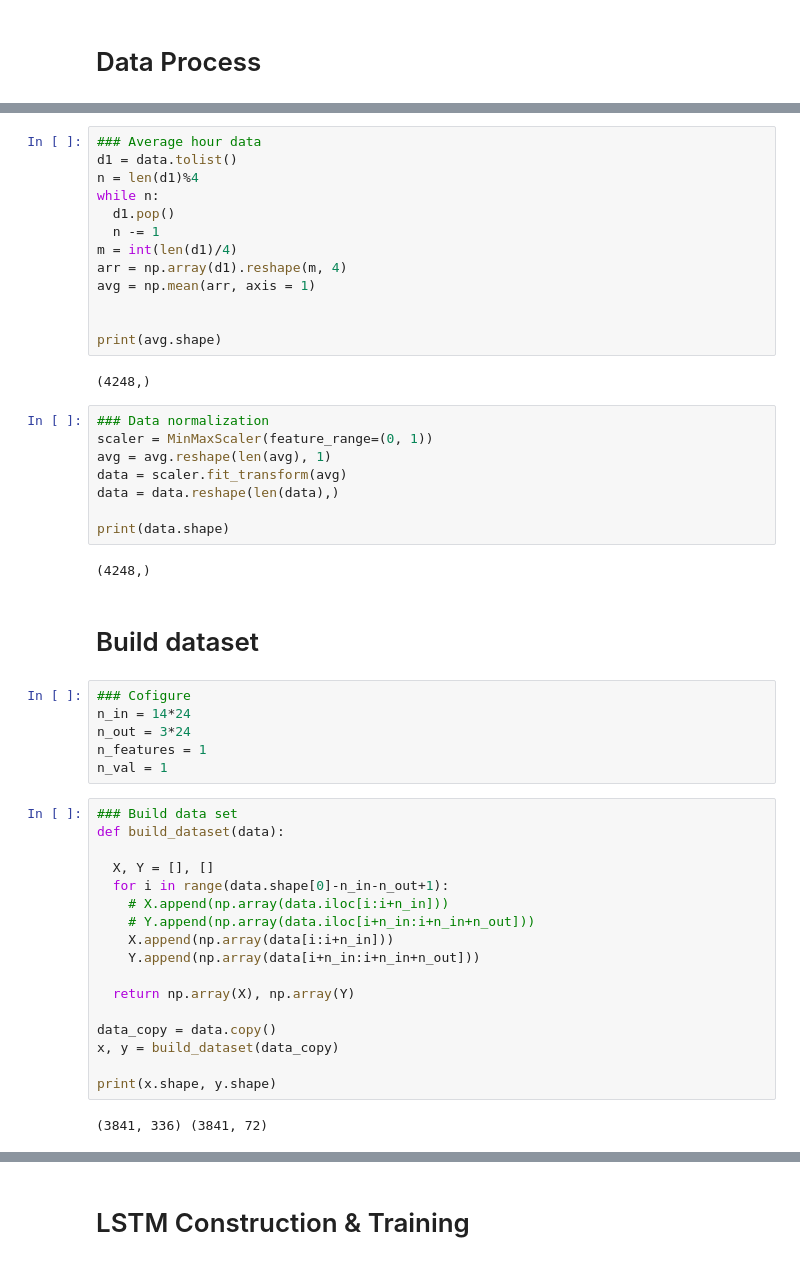
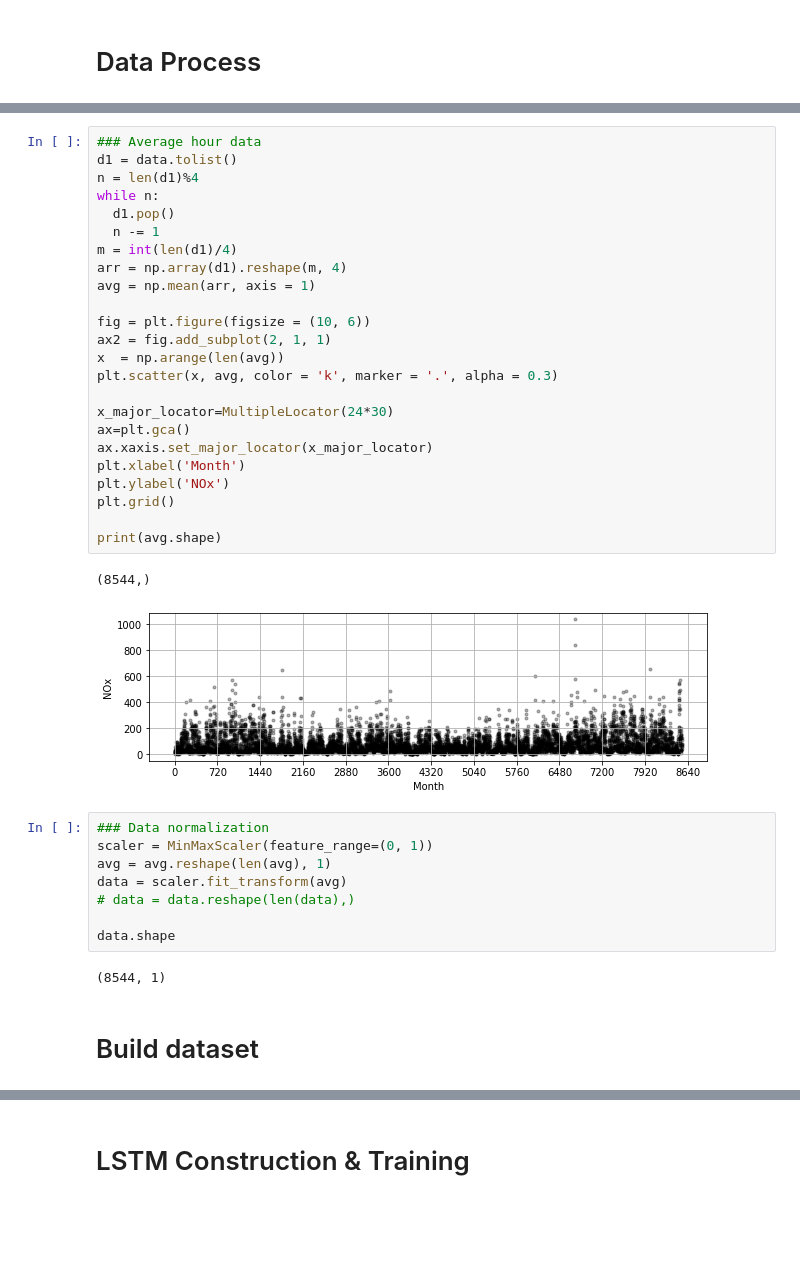
Before and after one commit to MUYang99/LSTM-NOx-Time-Series-Prediction, a Jupyter notebook: LSTM.ipynb, the cells around one changed output, grey strips where cells are left out. Saved outputs shown, nothing was run; the diff lists cells and outputs as text; blank space fills up the shorter version.

```diff
--- a/LSTM.ipynb
+++ b/LSTM.ipynb
@@ -48,52 +62,39 @@ print(data.shape)
 # %%
 ### Average hour data
 d1 = data.tolist()
 n = len(d1)%4
 while n:
   d1.pop()
   n -= 1
 m = int(len(d1)/4)
 arr = np.array(d1).reshape(m, 4)
 avg = np.mean(arr, axis = 1)
 
+fig = plt.figure(figsize = (10, 6))
+ax2 = fig.add_subplot(2, 1, 1)
+x  = np.arange(len(avg))
+plt.scatter(x, avg, color = 'k', marker = '.', alpha = 0.3)
+
+x_major_locator=MultipleLocator(24*30)
+ax=plt.gca()
+ax.xaxis.set_major_locator(x_major_locator)
+plt.xlabel('Month')
+plt.ylabel('NOx')
+plt.grid()
 
 print(avg.shape)
 # %% [output]
-(4248,)
+(8544,)
+[figure, added]
 # %%
 ### Data normalization
 scaler = MinMaxScaler(feature_range=(0, 1))
 avg = avg.reshape(len(avg), 1)
 data = scaler.fit_transform(avg)
-data = data.reshape(len(data),)
+# data = data.reshape(len(data),)
 
-print(data.shape)
+data.shape
 # %% [output]
-(4248,)
+(8544, 1)
 # %% [markdown]
 # Build dataset
-# %%
-### Cofigure
-n_in = 14*24
-n_out = 3*24
-n_features = 1
-n_val = 1
-# %%
-### Build data set
-def build_dataset(data):
-
-  X, Y = [], []
-  for i in range(data.shape[0]-n_in-n_out+1):
-    # X.append(np.array(data.iloc[i:i+n_in]))
-    # Y.append(np.array(data.iloc[i+n_in:i+n_in+n_out]))
-    X.append(np.array(data[i:i+n_in]))
-    Y.append(np.array(data[i+n_in:i+n_in+n_out]))
-
-  return np.array(X), np.array(Y)
-
-data_copy = data.copy()
-x, y = build_dataset(data_copy)
-
-print(x.shape, y.shape)
-# %% [output]
-(3841, 336) (3841, 72)
```
Also changed, not shown: parts of 19 cells of this notebook.
